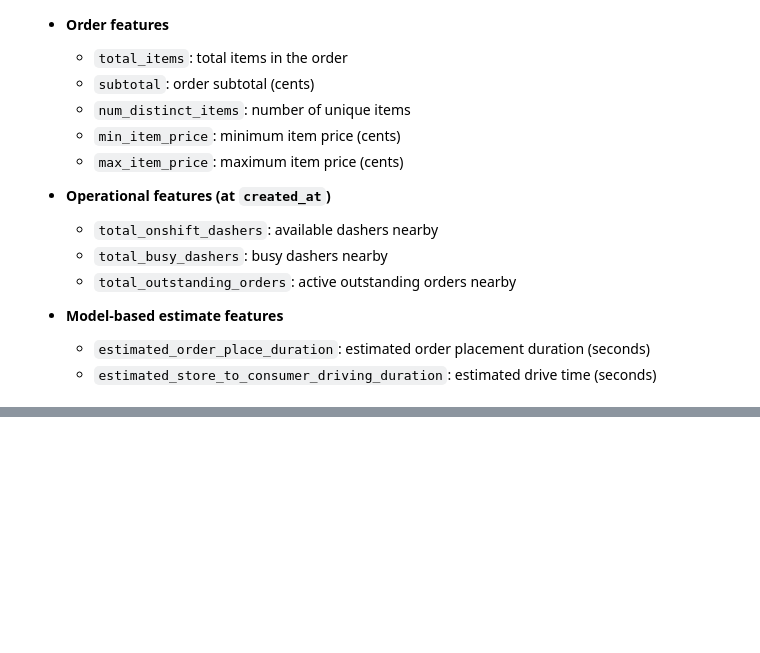
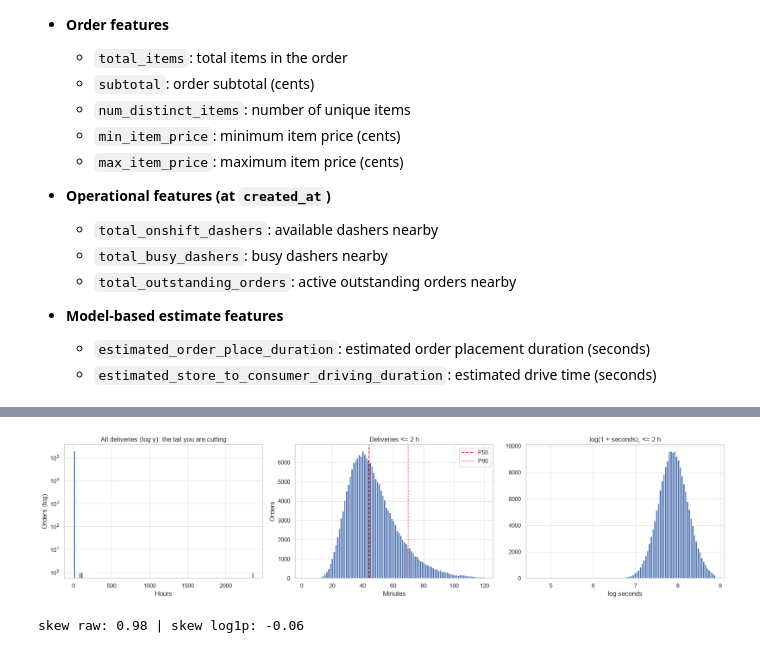
Before and after one commit to iamnitishsah/FoodOps.AI, a Jupyter notebook: DeliveryOps/notebooks/EDA.ipynb, the cells around one changed output, grey strips where cells are left out. Saved outputs shown, nothing was run; the diff lists cells and outputs as text; code cells hidden in the pictures; blank space fills up the shorter version.

```diff
--- a/DeliveryOps/notebooks/EDA.ipynb
+++ b/DeliveryOps/notebooks/EDA.ipynb
@@ -1045,0 +60,3 @@ df.to_parquet("../dataset/processed/cleaned_data.parquet", index=False)
+# %%
+df = raw.copy()
+print(f"{len(df):,} rows x {df.shape[1]} columns | {df.memory_usage(deep=True).sum() / 1e6:.0f} MB")
@@ -1045,0 +189,2 @@ df.to_parquet("../dataset/processed/cleaned_data.parquet", index=False)
+# %%
+df["total_delivery_duration"] = (df["actual_delivery_time"] - df["created_at"]).dt.total_seconds()
@@ -1045,0 +209,2 @@ df.to_parquet("../dataset/processed/cleaned_data.parquet", index=False)
+# %%
+dur = df["total_delivery_duration"]
@@ -1045,0 +234,25 @@ df.to_parquet("../dataset/processed/cleaned_data.parquet", index=False)
+# %%
+kept = dur[(dur > 0) & (dur <= 7200)]
+# %%
+fig, ax = plt.subplots(1, 3, figsize=(18, 4.5))
+
+ax[0].hist(dur.dropna() / 3600, bins=100)
+ax[0].set_yscale("log")
+ax[0].set(title="All deliveries (log y): the tail you are cutting", xlabel="Hours", ylabel="Orders (log)")
+
+ax[1].hist(kept / 60, bins=100)
+for q, ls in [(0.5, "--"), (0.9, ":")]:
+    ax[1].axvline(kept.quantile(q) / 60, color="red", linestyle=ls, label=f"P{int(q*100)}")
+ax[1].set(title="Deliveries <= 2 h", xlabel="Minutes", ylabel="Orders")
+ax[1].legend()
+
+ax[2].hist(np.log1p(kept), bins=100)
+ax[2].set(title="log(1 + seconds), <= 2 h", xlabel="log seconds")
+
+plt.tight_layout()
+plt.show()
+
+print(f"skew raw: {kept.skew():.2f} | skew log1p: {np.log1p(kept).skew():.2f}")
+# %% [output]
+[figure, added]
+skew raw: 0.98 | skew log1p: -0.06
```
Also changed, not shown: parts of 137 cells of this notebook, 9 other files.
